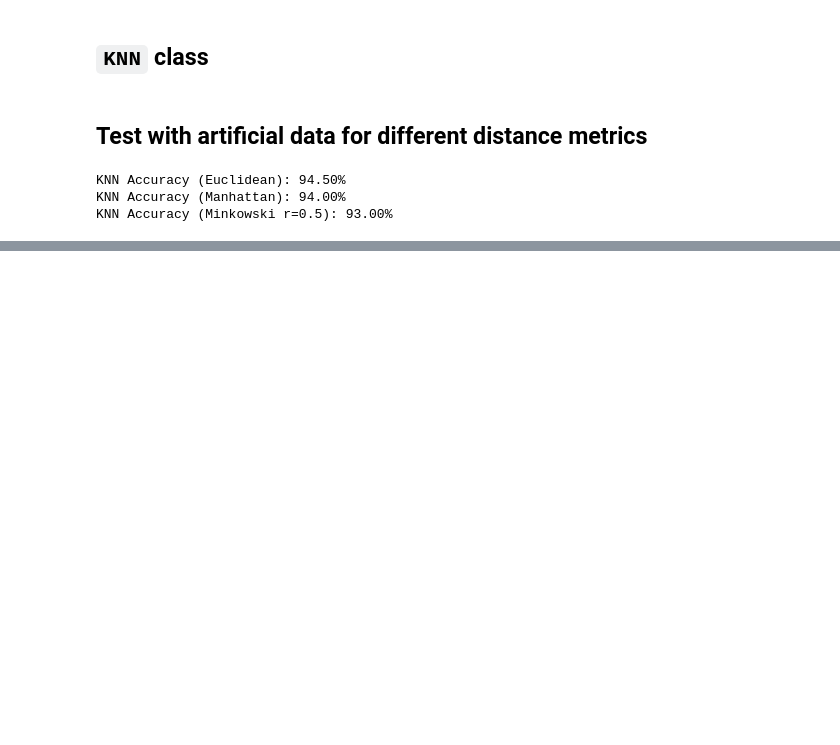
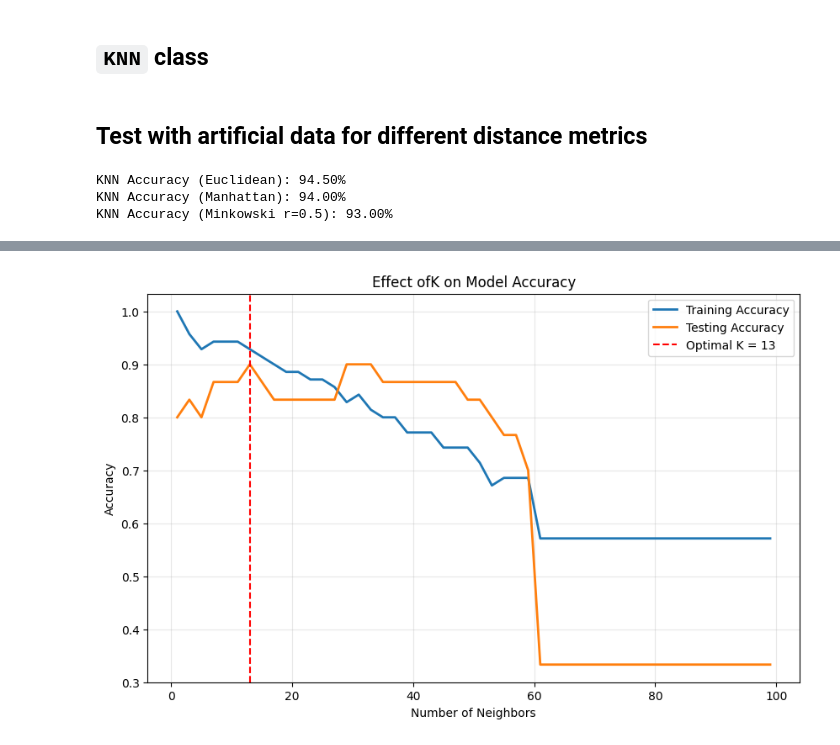
Before and after one commit to lokirithm/machine-learning-lab, a Jupyter notebook: ML_Lab_10_mar_27.ipynb, the cells around one changed output, grey strips where cells are left out. Saved outputs shown, nothing was run; the diff lists cells and outputs as text; code cells hidden in the pictures; blank space fills up the shorter version.

```diff
--- a/ML_Lab_10_mar_27.ipynb
+++ b/ML_Lab_10_mar_27.ipynb
@@ -216,0 +227,38 @@ KNN Accuracy (Minkowski r=0.5): 93.00%
+# %%
+import numpy as np
+import matplotlib.pyplot as plt
+from sklearn.datasets import make_moons
+from sklearn.model_selection import train_test_split
+from sklearn.metrics import accuracy_score
+
+X, y = make_moons(n_samples=100, noise=0.3, random_state=42)
+X_train, X_test, y_train, y_test = train_test_split(X, y, test_size=0.3, random_state=42)
+
+k_values = range(1, 101, 2)
+train_accuracies = []
+test_accuracies = []
+
+for k in k_values:
+    knn = KNN(k=k, metric="euclidean")
+    knn.fit(X_train, y_train)
+
+    train_preds = knn.predict(X_train)
+    train_accuracies.append(accuracy_score(y_train, train_preds))
+
+    test_preds = knn.predict(X_test)
+    test_accuracies.append(accuracy_score(y_test, test_preds))
+
+plt.figure(figsize=(10, 6))
+plt.plot(k_values, train_accuracies, label="Training Accuracy", linewidth=2)
+plt.plot(k_values, test_accuracies, label="Testing Accuracy", linewidth=2)
+
+plt.title("Effect ofK on Model Accuracy")
+plt.xlabel("Number of Neighbors")
+plt.ylabel("Accuracy")
+plt.axvline(x=k_values[np.argmax(test_accuracies)], color="red", linestyle="--",
+            label=f'Optimal K = {k_values[np.argmax(test_accuracies)]}')
+plt.legend()
+plt.grid(True, alpha=0.3)
+plt.show()
+# %% [output]
+[figure, added]
```
Also changed, not shown: parts of 3 cells of this notebook.
